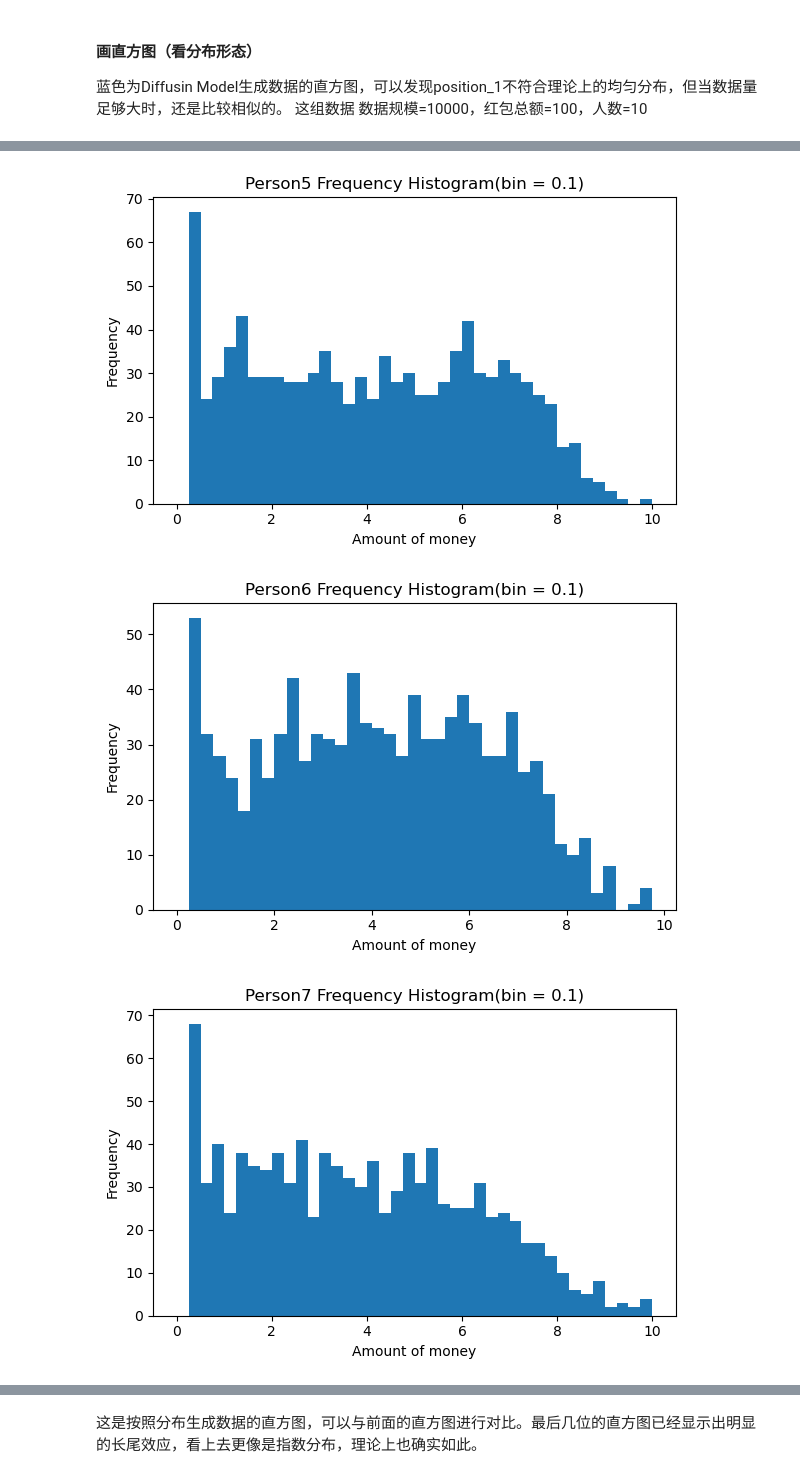
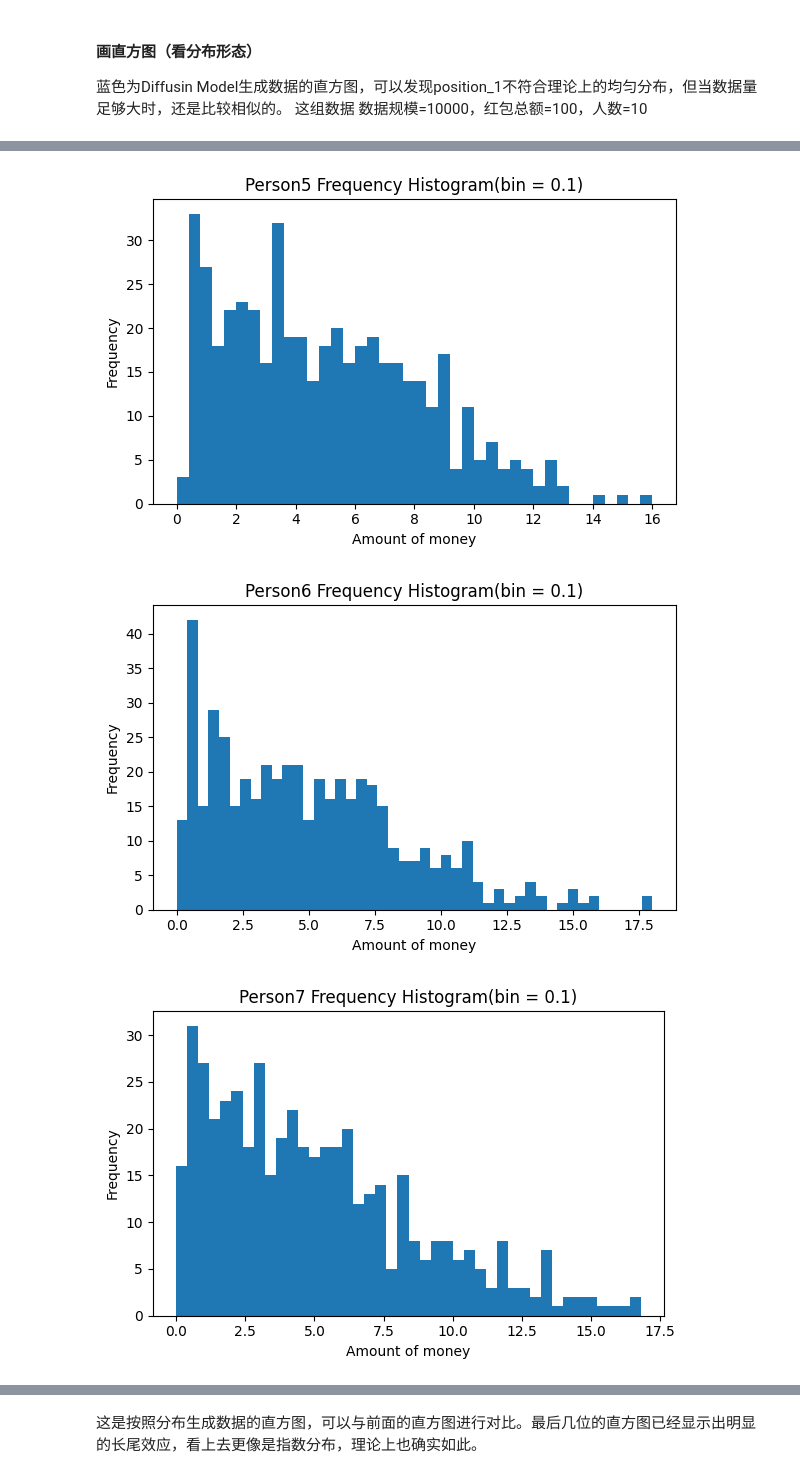
Before and after one commit to WjNaG2/SI140-RedEnvelope, a Jupyter notebook: vis.ipynb, the cells around one changed output, grey strips where cells are left out. Cells and saved outputs as stored; diff of their text form; code cells hidden in the pictures.

```diff
--- a/vis.ipynb
+++ b/vis.ipynb
@@ -6,9 +6,9 @@ import random
 import math
 
 # 用户输入
-number = int(input("请输入试验次数: "))
-money = float(input("请输入总金额: "))
-people = int(input("请输入人数: "))
+number = int(480)
+money = float(40)
+people = int(8)
 
 # 检查人数是否过多
 if people > money * 100:
@@ -40,7 +40,7 @@ else:
                 # 计算最大可分配金额
                 max_possible_avg = min(avg_money * 2,
                                      remaining_money - (remaining_people - 1) * 0.01)
-                min_amount = 0.01
+                min_amount = max(0.01, 0.1*avg_money)
                 max_amount = max(max_possible_avg, min_amount)
 
                 # 如果是最后一个人，给他所有剩余的钱
@@ -50,8 +50,6 @@ else:
                     # 生成随机金额
                     money_get = random.uniform(min_amount, max_amount)
                     money_get = round(money_get, 2)
-                    if money_get < 0.1*avg_money:
-                        money_get = 0.1*avg_money
 
                 envelopes.append(money_get)
                 remaining_money -= money_get
@@ -226,7 +203,7 @@ plt.show()
 这组数据 数据规模=10000，红包总额=100，人数=10
 # %%
 # 4. 直方图区间宽度
-bin_width = 0.25
+bin_width = 0.4
 
 # 用于保存所有位次的频数统计结果
 hist_tables = {}
@@ -273,3 +250,3 @@ print(all_hist_table.head())
-[figure, old version]
+[figure, new version]
-[figure, old version]
+[figure, new version]
-[figure, old version]
+[figure, new version]
```
Also changed, not shown: parts of 5 cells of this notebook, 3 other files.
